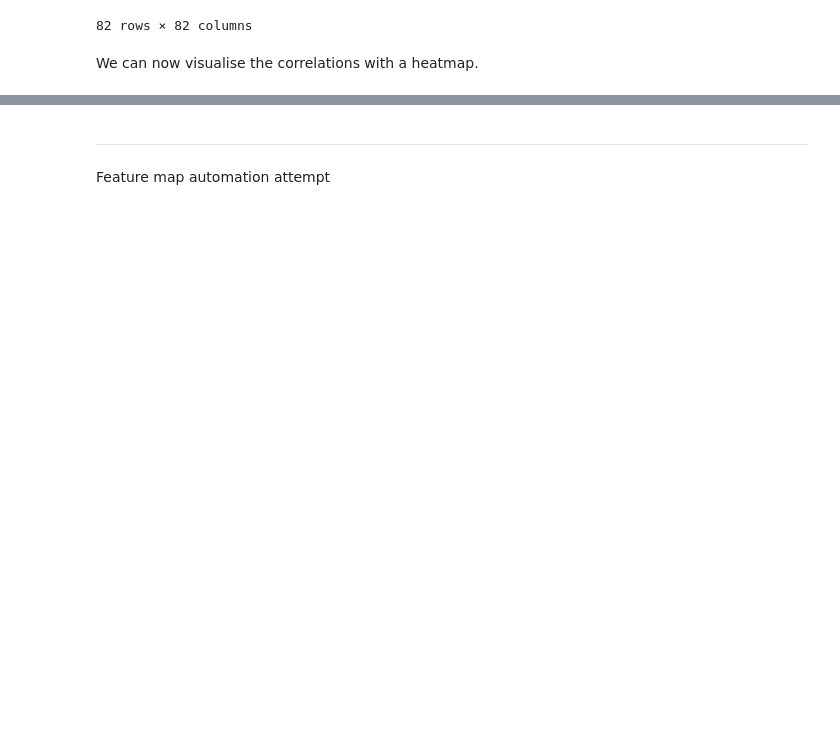
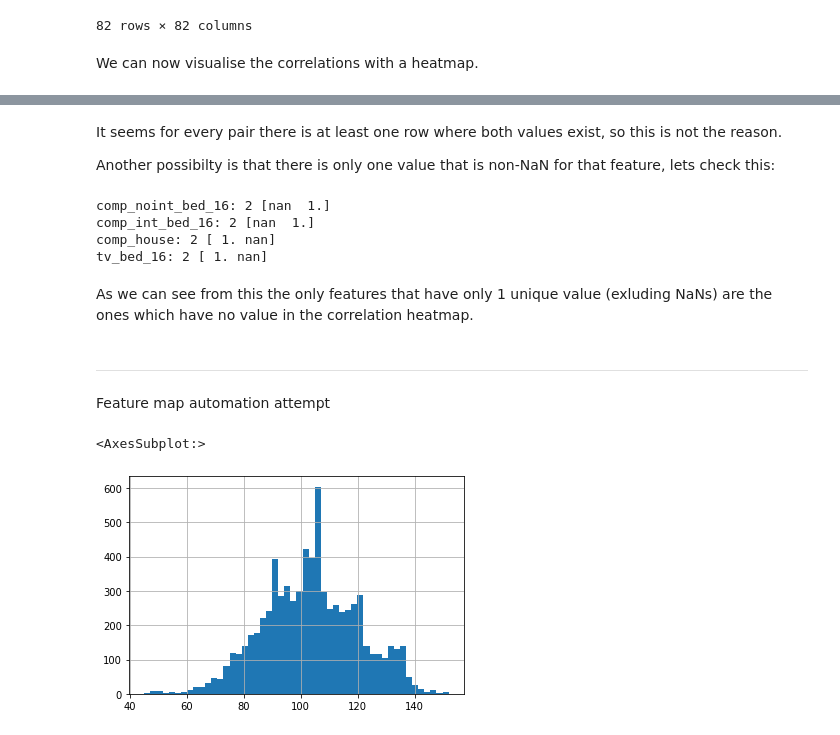
Before and after one commit to kaihulme/alspac-mhst, a Jupyter notebook: notebooks/feature_mapping_correlation.ipynb, the cells around one changed output, grey strips where cells are left out. Saved outputs shown, nothing was run; the diff lists cells and outputs as text; code cells hidden in the pictures; blank space fills up the shorter version.

```diff
--- a/notebooks/feature_mapping_correlation.ipynb
+++ b/notebooks/feature_mapping_correlation.ipynb
@@ -351,3 +399,20 @@ plt.savefig(figsave_dir, bbox_inches="tight", facecolor="white")
+# %% [markdown]
+It seems for every pair there is at least one row where both values exist, so this is not the reason.
+
+Another possibilty is that there is only one value that is non-NaN for that feature, lets check this:
+# %%
+for col in data_df:
+    unique = data_df[col].unique()
+    unique_len = len(unique)
+    if np.isnan(unique).any() and unique_len < 3:
+        print(f"{col}: {unique_len} {unique}")
+# %% [output]
+comp_noint_bed_16: 2 [nan  1.]
+comp_int_bed_16: 2 [nan  1.]
+comp_house: 2 [ 1. nan]
+tv_bed_16: 2 [ 1. nan]
+# %% [markdown]
+As we can see from this the only features that have only 1 unique value (exluding NaNs) are the ones which have no value in the correlation heatmap.
 # %% [markdown]
 ---
 
@@ -380,3 +445,8 @@ Feature map automation attempt
 # obj_df["tv_bed_16_comp"] = obj_df["tv_bed_16"].cat.codes
 
 # obj_df[["tv_bed_16", "tv_bed_16_comp"]]
+# %%
+data_df['iq'].hist(bins=50)
+# %% [output]
+<AxesSubplot:>
+[figure, added]
```
Also changed, not shown: parts of 3 cells of this notebook, 1 other file.
